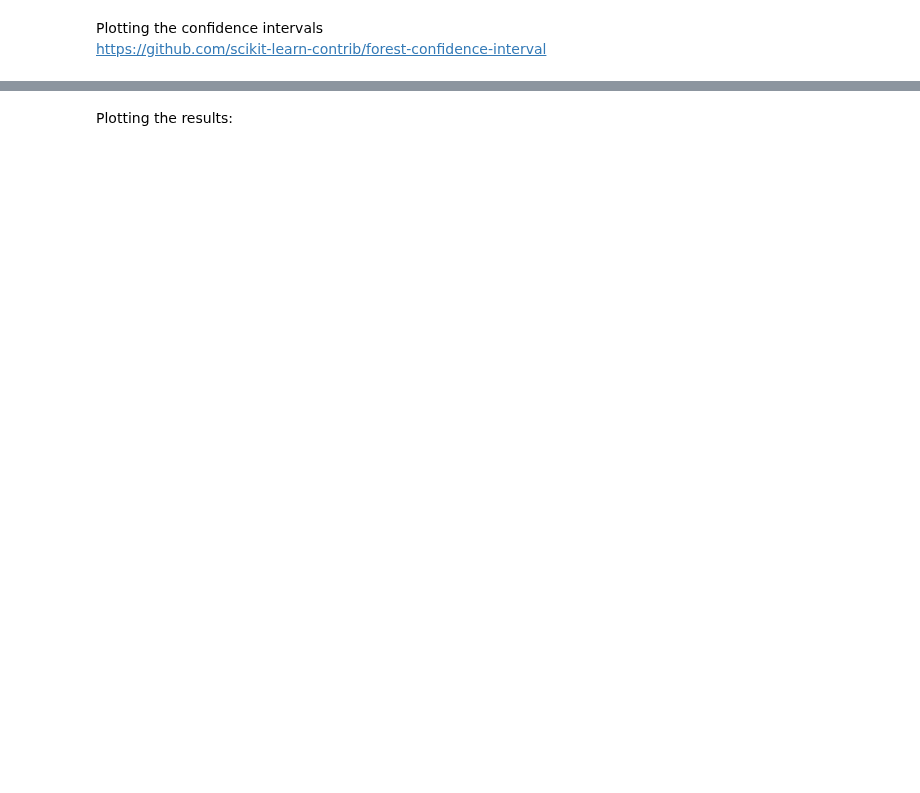
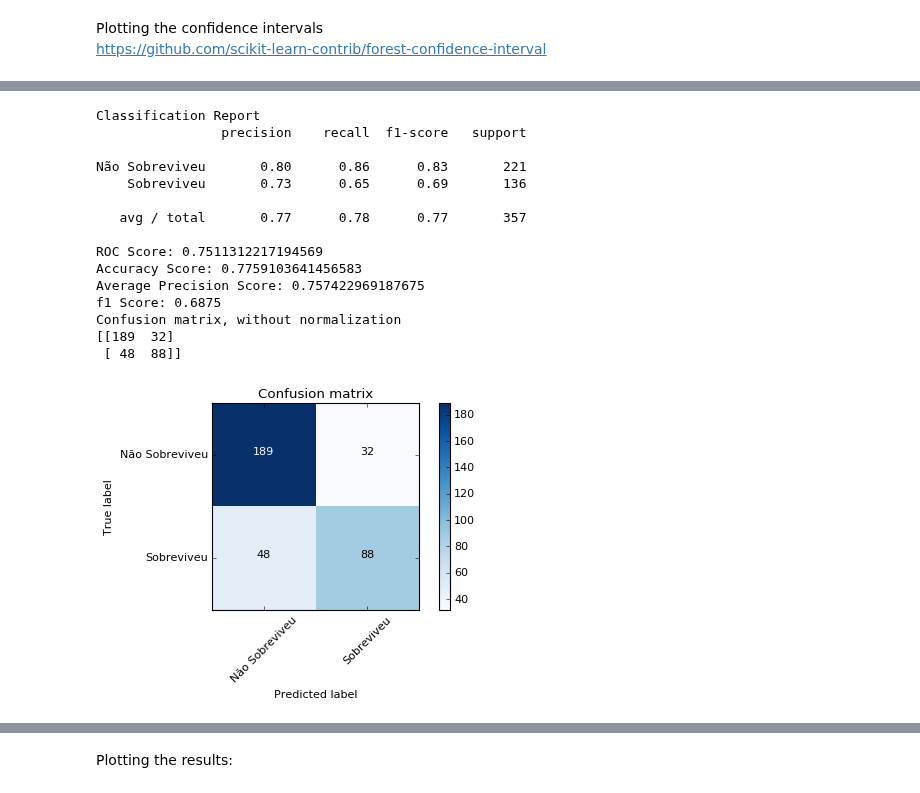
Before and after one commit to rsouza/MMD, a Jupyter notebook: notebooks/Ex02_Kaggle_Titanic.ipynb, the cells around one changed output, grey strips where cells are left out. Saved outputs shown, nothing was run; the diff lists cells and outputs as text; code cells hidden in the pictures; blank space fills up the shorter version.

```diff
--- a/notebooks/Ex02_Kaggle_Titanic.ipynb
+++ b/notebooks/Ex02_Kaggle_Titanic.ipynb
@@ -1143,0 +751,34 @@ def build_cnn(input_var=None):
+# %%
+# http://scikit-learn.org/stable/modules/generated/sklearn.tree.DecisionTreeClassifier.html
+from sklearn.tree import DecisionTreeClassifier
+
+clf_dtc = DecisionTreeClassifier(criterion='gini',
+                                 splitter='best',
+                                 max_depth=None,
+                                 min_samples_split=2,
+                                 min_samples_leaf=1,
+                                 min_weight_fraction_leaf=0.0,
+                                 max_features=None,
+                                 random_state=0,
+                                 max_leaf_nodes=None,
+                                 class_weight=None,
+                                 presort=False).fit(X_traincv, y_traincv)
+
+roc_dtc = clf_eval(clf_dtc, X_testcv, y_testcv)
+# %% [output]
+Classification Report
+                precision    recall  f1-score   support
+
+Não Sobreviveu       0.80      0.86      0.83       221
+    Sobreviveu       0.73      0.65      0.69       136
+
+   avg / total       0.77      0.78      0.77       357
+
+ROC Score: 0.7511312217194569
+Accuracy Score: 0.7759103641456583
+Average Precision Score: 0.757422969187675
+f1 Score: 0.6875
+Confusion matrix, without normalization
+[[189  32]
+ [ 48  88]]
+[figure, added]
```
Also changed, not shown: parts of 69 cells of this notebook.
